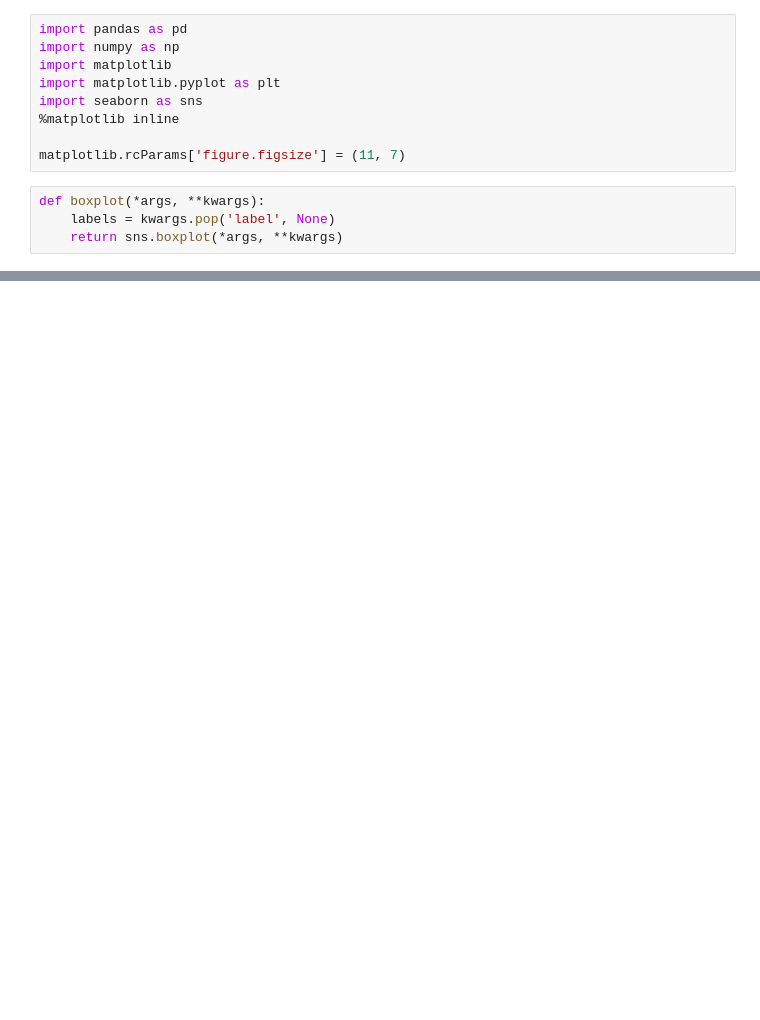
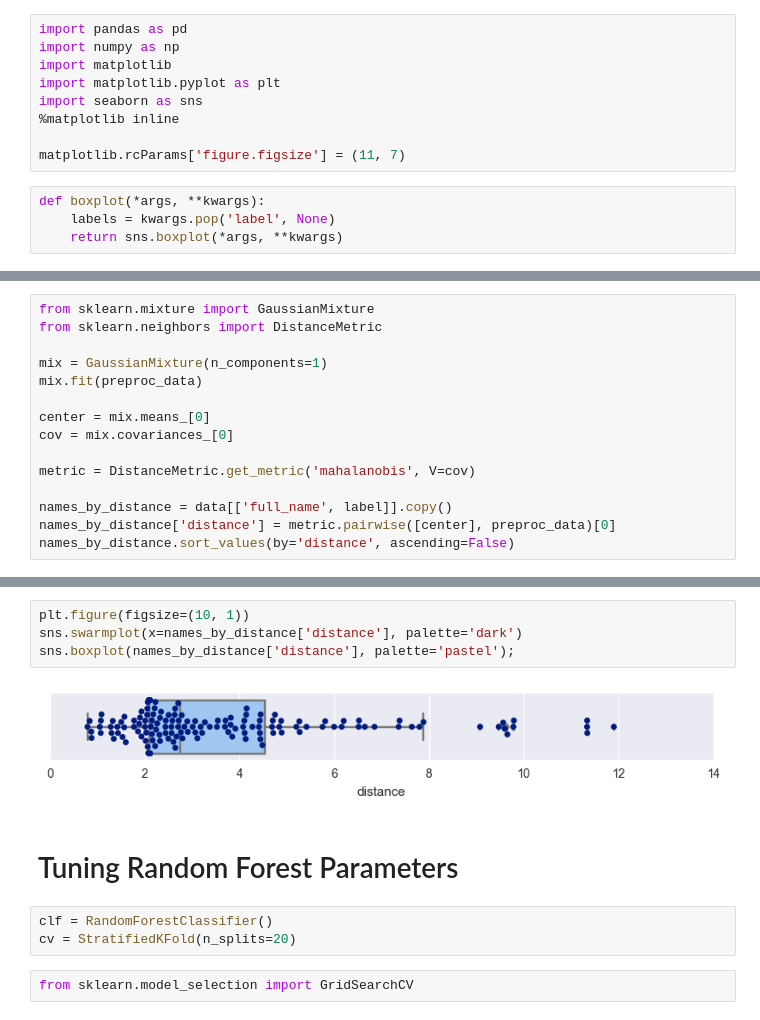
Before and after one commit to tindandelion/enron-classifier, a Jupyter notebook: enron_classifier.ipynb, the cells around one changed output, grey strips where cells are left out. Drawn from its saved outputs; the diff is of its cells as text; blank space fills up the shorter version.

```diff
--- a/enron_classifier.ipynb
+++ b/enron_classifier.ipynb
@@ -153,0 +214,15 @@ array([1, 0, 0, 0, 0, 0, 1, 0, 0, 1, 1, 0, 1, 0, 0, 0, 0, 1, 1, 0, 0])
+# %%
+from sklearn.mixture import GaussianMixture
+from sklearn.neighbors import DistanceMetric
+
+mix = GaussianMixture(n_components=1)
+mix.fit(preproc_data)
+
+center = mix.means_[0]
+cov = mix.covariances_[0]
+
+metric = DistanceMetric.get_metric('mahalanobis', V=cov)
+
+names_by_distance = data[['full_name', label]].copy()
+names_by_distance['distance'] = metric.pairwise([center], preproc_data)[0]
+names_by_distance.sort_values(by='distance', ascending=False)
@@ -153,0 +248,13 @@ array([1, 0, 0, 0, 0, 0, 1, 0, 0, 1, 1, 0, 1, 0, 0, 0, 0, 1, 1, 0, 0])
+# %%
+plt.figure(figsize=(10, 1))
+sns.swarmplot(x=names_by_distance['distance'], palette='dark')
+sns.boxplot(names_by_distance['distance'], palette='pastel');
+# %% [output]
+[figure, added]
+# %% [markdown]
+# Tuning Random Forest Parameters
+# %%
+clf = RandomForestClassifier()
+cv = StratifiedKFold(n_splits=20)
+# %%
+from sklearn.model_selection import GridSearchCV
```
Also changed, not shown: parts of 52 cells of this notebook.
